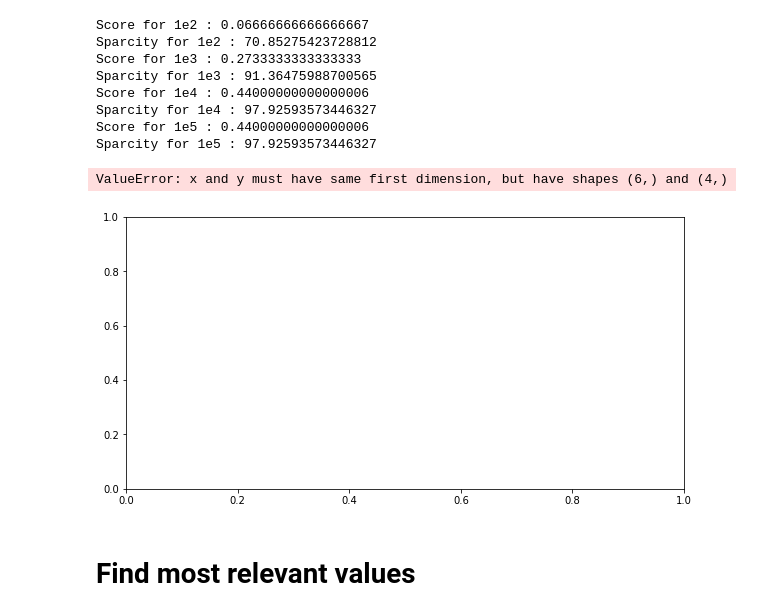
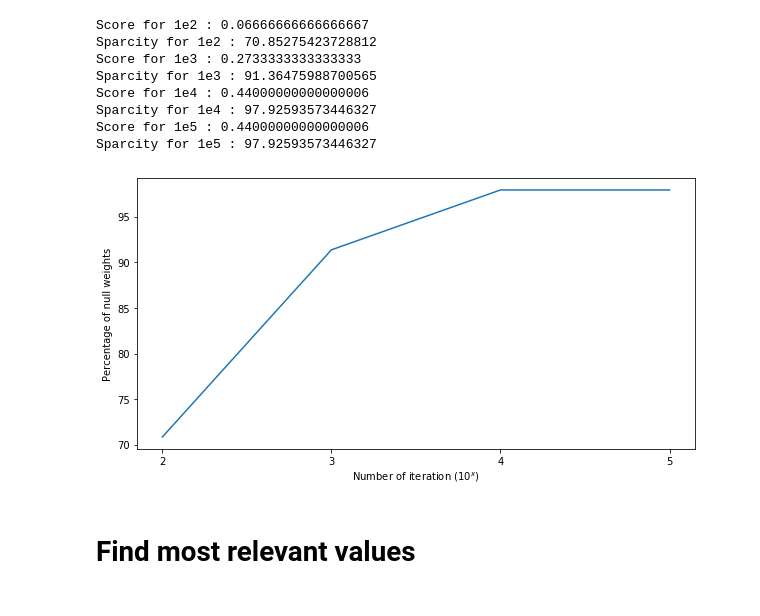
Before and after one commit to ambroisernd/epfl-breast-cancer-ml-project, a Jupyter notebook: notebooks/feature_selection.ipynb, the cells around one changed output. Saved outputs shown, nothing was run; the diff lists cells and outputs as text; code cells hidden in the pictures.

```diff
--- a/notebooks/feature_selection.ipynb
+++ b/notebooks/feature_selection.ipynb
@@ -82,15 +82,15 @@ Sparcity for 1e4 : 97.92593573446327
 Score for 1e5 : 0.44000000000000006
 Sparcity for 1e5 : 97.92593573446327
 # %%
-num_iteration = np.arange(2,8)
+num_iteration = np.arange(2,6,1)
 plt.figure(figsize=(10,5))
 plt.plot(num_iteration,sparcities)
 plt.xlabel("Number of iteration ($10^x$)")
 plt.ylabel("Percentage of null weights")
+plt.xticks(num_iteration)
 plt.show()
 # %% [output]
-ValueError: x and y must have same first dimension, but have shapes (6,) and (4,)
-[figure, old version]
+[figure, new version]
 # %% [markdown]
 # Find most relevant values
 # %%
```
Also changed, not shown: parts of 14 cells of this notebook, 1 other file.
